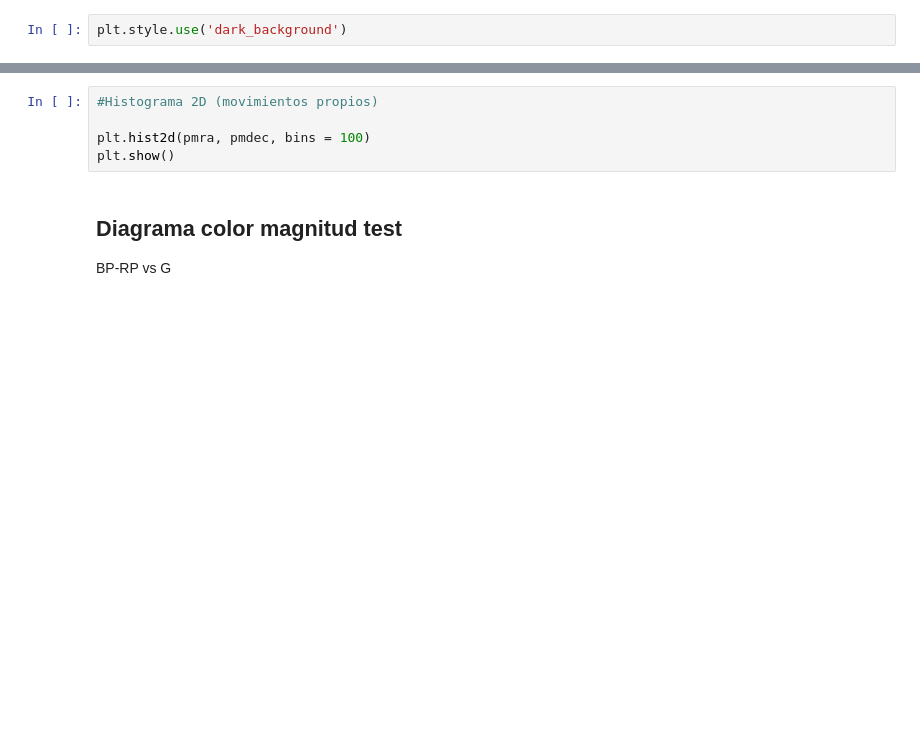
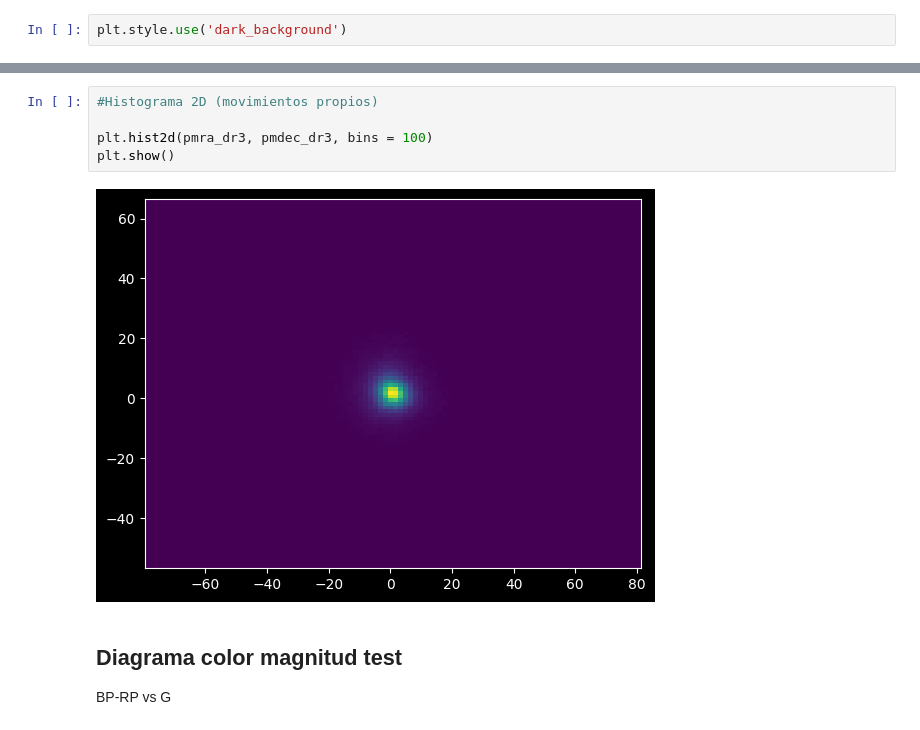
Before and after one commit to estebansanchezmunoz/Proyecto-Base-de-datos, a Jupyter notebook: project_gaia_db.ipynb, the cells around one changed output, grey strips where cells are left out. Drawn from its saved outputs; the diff is of its cells as text; blank space fills up the shorter version.

```diff
--- a/project_gaia_db.ipynb
+++ b/project_gaia_db.ipynb
@@ -253,8 +518,10 @@ plt.show()
 # %%
 #Histograma 2D (movimientos propios)
 
-plt.hist2d(pmra, pmdec, bins = 100)
+plt.hist2d(pmra_dr3, pmdec_dr3, bins = 100)
 plt.show()
+# %% [output]
+[figure, added]
 # %% [markdown]
 ## Diagrama color magnitud test
 BP-RP vs G
```
Also changed, not shown: parts of 38 cells of this notebook.
